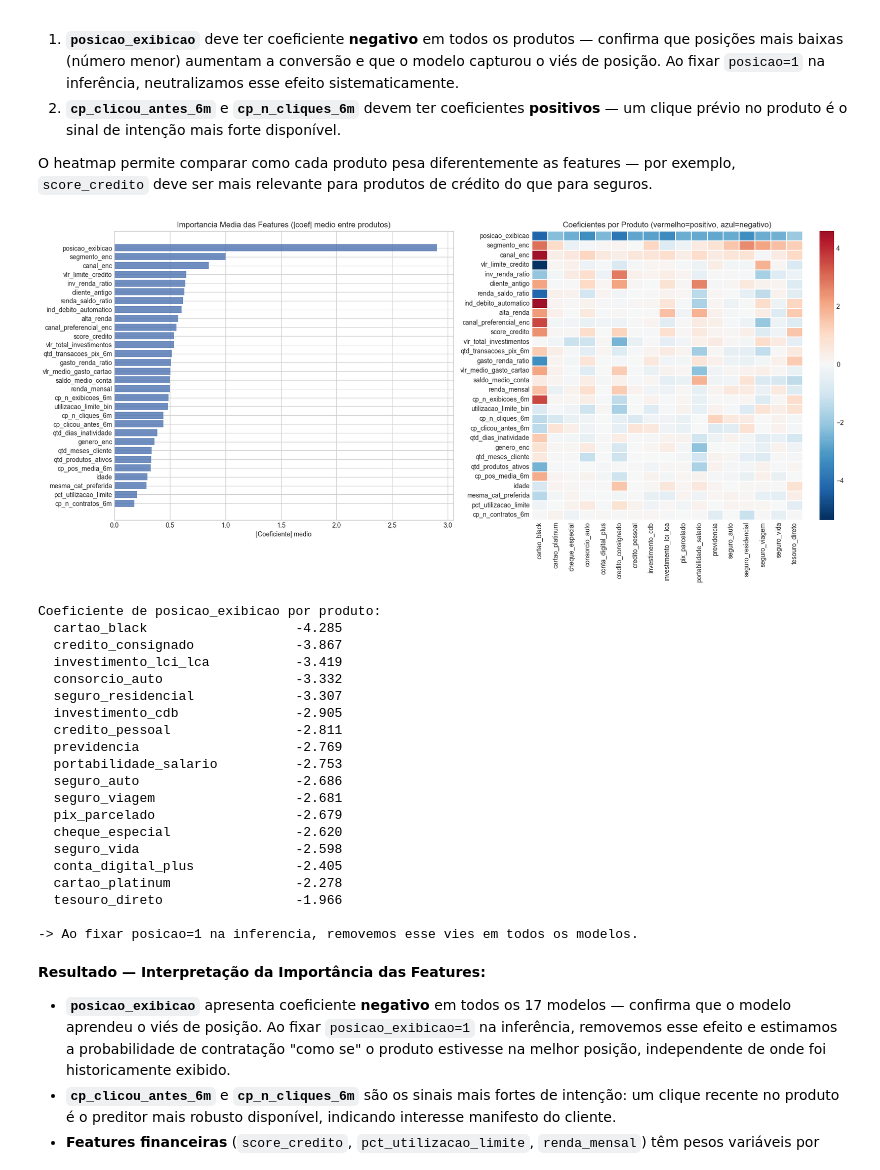
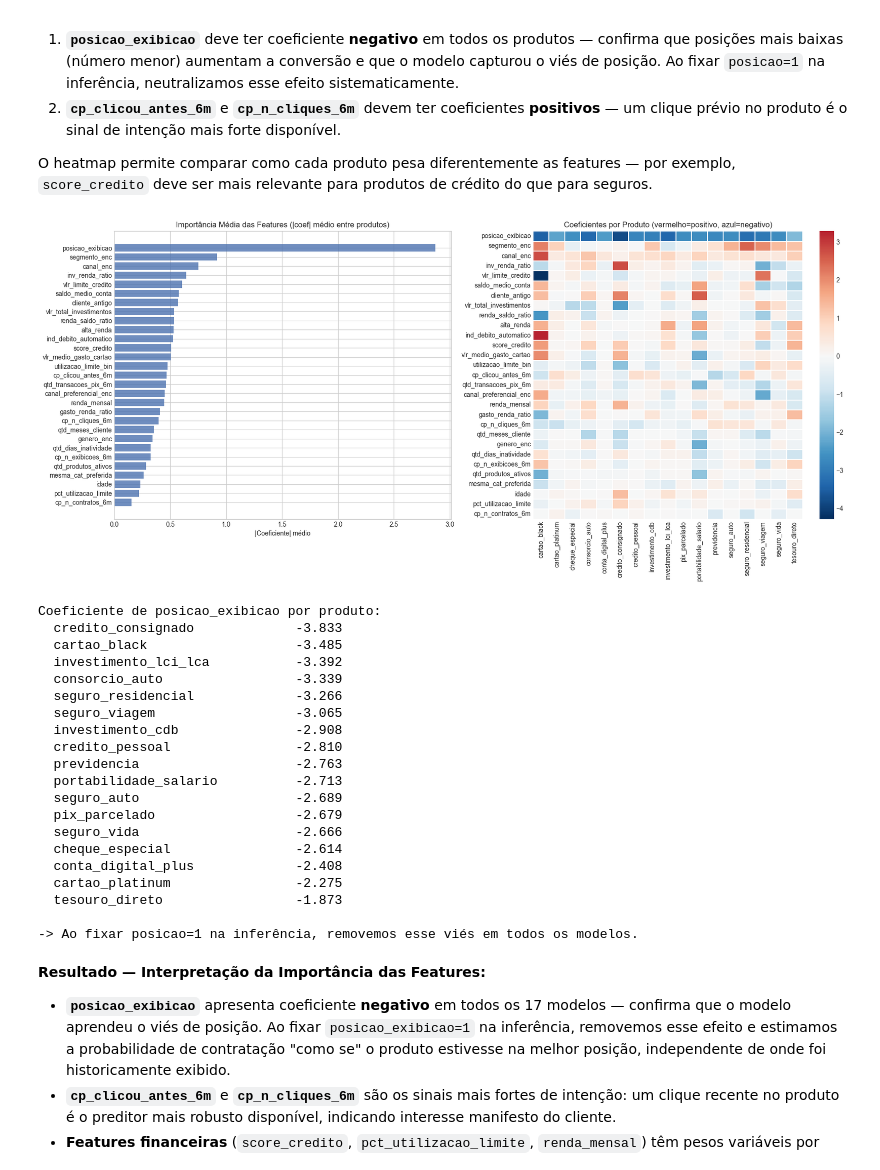
Before and after one commit to Cirokun/case-sistema-recomendacao-II, a Jupyter notebook: notebook_recomendacao_per_product.ipynb, the cells around one changed output. Cells and saved outputs as stored; diff of their text form; code cells hidden in the pictures.

```diff
--- a/notebook_recomendacao_per_product.ipynb
+++ b/notebook_recomendacao_per_product.ipynb
@@ -447,10 +423,10 @@ posicoes ruins teriam scores artificialmente baixos — perpetuando o vies da po
 # %%
 
 def fill_cp_features(df):
-    """Fill NaN in client-product 6-month history features with sensible defaults."""
+    """Preenche NaN nas features de histórico cliente-produto (6 meses) com valores padrão."""
     defaults = {
         'cp_n_exibicoes_6m': 0, 'cp_n_cliques_6m': 0,
-        'cp_clicou_antes_6m': 0, 'cp_pos_media_6m': 10, 'cp_n_contratos_6m': 0,
+        'cp_clicou_antes_6m': 0, 'cp_n_contratos_6m': 0,
     }
     for col, val in defaults.items():
         if col in df.columns:
@@ -458,7 +434,7 @@ def fill_cp_features(df):
     return df
 
 def score_all_products(df, models, scalers):
-    """Score each row using its product-specific model. Returns a float array."""
+    """Pontua cada linha com o modelo específico do seu produto. Retorna array de floats."""
     scores = np.zeros(len(df))
     for prod, clf in models.items():
         mask = (df['produto'] == prod).values
@@ -468,5 +444,5 @@ def score_all_products(df, models, scalers):
         scores[mask] = clf.predict_proba(X)[:, 1]
     return scores
 
-print('Helpers carregados.')
+print('Funções auxiliares carregadas.')
 # %% [output]
@@ -542,7 +511,7 @@ Datasets prontos.
 # %%
 
 FEATURES = [
-    # Client
+    # Perfil do cliente
     'idade', 'segmento_enc', 'canal_preferencial_enc', 'genero_enc',
     'score_credito', 'renda_mensal', 'saldo_medio_conta', 'qtd_meses_cliente',
     'qtd_produtos_ativos', 'qtd_transacoes_pix_6m', 'vlr_total_investimentos',
@@ -550,19 +519,15 @@ FEATURES = [
     'vlr_limite_credito', 'pct_utilizacao_limite',
     'renda_saldo_ratio', 'gasto_renda_ratio', 'inv_renda_ratio',
     'utilizacao_limite_bin', 'cliente_antigo', 'alta_renda',
-    # Context
-    'posicao_exibicao',   # included to learn position bias; fixed to 1 at inference
+    # Contexto da exibição
+    'posicao_exibicao',   # incluída para capturar o viés de posição; fixada em 1 na inferência
     'canal_enc',
-    # Client-product history — 6-month rolling window, strictly before current safra
+    # Histórico cliente-produto — janela deslizante de 6 meses, estritamente antes da safra atual
     'cp_n_exibicoes_6m', 'cp_n_cliques_6m', 'cp_clicou_antes_6m',
-    'cp_pos_media_6m', 'cp_n_contratos_6m',
-    # Preference signal
+    'cp_n_contratos_6m',
+    # Sinal de afinidade de categoria
     'mesma_cat_preferida',
 ]
-# NOTE: produto_enc, prod_conv_rate, prod_clique_rate, prod_n_impressoes, receita_media
-# and margem are removed from FEATURES because each model is now trained exclusively
-# on data for its own product — those signals are captured implicitly by the per-product
-# intercept and the training distribution itself.
 # %% [markdown]
 ### 5.2 Construção das Matrizes de Treino/Teste por Produto
 
@@ -714,68 +681,69 @@ Os coeficientes absolutos dos modelos revelam quais features mais influenciam a
 
 O heatmap permite comparar como cada produto pesa diferentemente as features — por exemplo, `score_credito` deve ser mais relevante para produtos de crédito do que para seguros.
 # %%
-# Feature importance: mean absolute coefficient across all product models,
-# plus a heatmap showing how each product weights each feature.
+# Importância das features: coeficiente absoluto médio entre todos os modelos por produto,
+# mais heatmap mostrando como cada produto pondera cada feature.
 
 coef_matrix = pd.DataFrame(
     {prod: clf.coef_[0] for prod, clf in models.items()},
     index=FEATURES
 )
 
-# Mean |coef| across products — global importance ranking
+# |coef| médio entre produtos — ranking global de importância
 mean_abs = coef_matrix.abs().mean(axis=1).sort_values(ascending=False)
 
 fig, axes = plt.subplots(1, 2, figsize=(18, 8))
 
 axes[0].barh(mean_abs.index[::-1], mean_abs.values[::-1], color='#4C72B0', alpha=0.8)
-axes[0].set_title('Importancia Media das Features (|coef| medio entre produtos)')
-axes[0].set_xlabel('|Coeficiente| medio')
+axes[0].set_title('Importância Média das Features (|coef| médio entre produtos)')
+axes[0].set_xlabel('|Coeficiente| médio')
 
-# Heatmap: features (rows) x products (cols)
 import seaborn as sns
-heat_data = coef_matrix.loc[mean_abs.index]   # sort features by importance
+heat_data = coef_matrix.loc[mean_abs.index]   # ordena features por importância global
 sns.heatmap(
     heat_data,
     ax=axes[1],
     cmap='RdBu_r',
     center=0,
     linewidths=0.3,
     yticklabels=True,
     xticklabels=True,
 )
 axes[1].set_title('Coeficientes por Produto (vermelho=positivo, azul=negativo)')
 axes[1].tick_params(axis='x', rotation=90)
 plt.tight_layout()
 plt.show()
 
+# Verifica coeficiente de posicao_exibicao: deve ser negativo em todos os produtos
+# (posição mais baixa no carrossel → menor probabilidade de contratação)
 pos_idx = FEATURES.index('posicao_exibicao')
 pos_coefs = {prod: clf.coef_[0][pos_idx] for prod, clf in models.items()}
 print('Coeficiente de posicao_exibicao por produto:')
 for prod, c in sorted(pos_coefs.items(), key=lambda x: x[1]):
     print(f'  {prod:<30} {c:+.3f}')
-print('\n-> Ao fixar posicao=1 na inferencia, removemos esse vies em todos os modelos.')
+print('\n-> Ao fixar posicao=1 na inferência, removemos esse viés em todos os modelos.')
 # %% [output]
-[figure, old version]
+[figure, new version]
 Coeficiente de posicao_exibicao por produto:
-  cartao_black                   -4.285
-  credito_consignado             -3.867
-  investimento_lci_lca           -3.419
-  consorcio_auto                 -3.332
-  seguro_residencial             -3.307
-  investimento_cdb               -2.905
-  credito_pessoal                -2.811
-  previdencia                    -2.769
-  portabilidade_salario          -2.753
-  seguro_auto                    -2.686
-  seguro_viagem                  -2.681
+  credito_consignado             -3.833
+  cartao_black                   -3.485
+  investimento_lci_lca           -3.392
+  consorcio_auto                 -3.339
+  seguro_residencial             -3.266
+  seguro_viagem                  -3.065
+  investimento_cdb               -2.908
+  credito_pessoal                -2.810
+  previdencia                    -2.763
+  portabilidade_salario          -2.713
+  seguro_auto                    -2.689
   pix_parcelado                  -2.679
-  cheque_especial                -2.620
-  seguro_vida                    -2.598
-  conta_digital_plus             -2.405
-  cartao_platinum                -2.278
-  tesouro_direto                 -1.966
+  seguro_vida                    -2.666
+  cheque_especial                -2.614
+  conta_digital_plus             -2.408
+  cartao_platinum                -2.275
+  tesouro_direto                 -1.873
 
--> Ao fixar posicao=1 na inferencia, removemos esse vies em todos os modelos.
+-> Ao fixar posicao=1 na inferência, removemos esse viés em todos os modelos.
 # %% [markdown]
 **Resultado — Interpretação da Importância das Features:**
 
```
Also changed, not shown: parts of 55 cells of this notebook, 3 other files.
